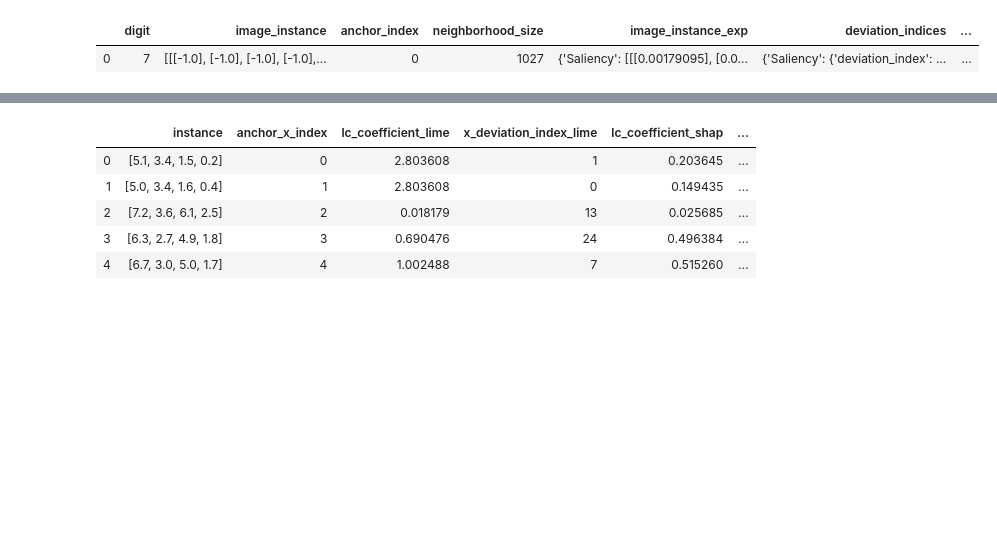
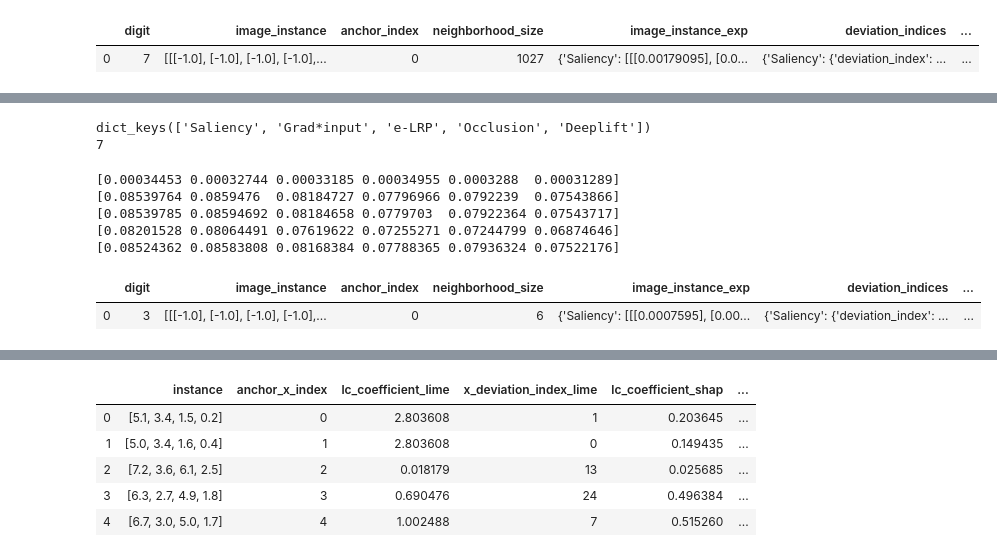
Before and after one commit to aamurtaza/explainML, a Jupyter notebook: lipschitz_estimates/deep_models/deep_models_mnist_lipschitz_estimates.ipynb, the cells around one changed output, grey strips where cells are left out. Cells and saved outputs as stored; diff of their text form; code cells hidden in the pictures; blank space fills up the shorter version.

```diff
--- a/lipschitz_estimates/deep_models/deep_models_mnist_lipschitz_estimates.ipynb
+++ b/lipschitz_estimates/deep_models/deep_models_mnist_lipschitz_estimates.ipynb
@@ -831,0 +435,5 @@ Deviation Point SHAP explanation
+# %%
+digit = 3
+anchor_index = 0
+x_test_neighborhood, y_test_neighborhood = neighbourhood_images(x_test, y_test, digit)
+print(y_test_neighborhood[0])
@@ -831,0 +501,12 @@ Deviation Point SHAP explanation
+# %%
+x_noise_neighborhood_exp = list()
+for row in range(0, len(x_noise_neighborhood)):
+    exp = dict()
+    for key, attr in explanations_noise.items():
+        exp[key] = attr[row]
+    x_noise_neighborhood_exp.append(exp)
+print(x_noise_neighborhood_exp[0].keys())
+print(len(x_noise_neighborhood_exp))
+# %% [output]
+dict_keys(['Saliency', 'Grad*input', 'e-LRP', 'Occlusion', 'Deeplift'])
+7
@@ -831,0 +520,14 @@ Deviation Point SHAP explanation
+# %%
+cnn_lipschitz_3_noise = lipschitz_estimates_to_dataframe(explanations_noise, x_noise_neighborhood) # Digit 3
+# cnn_lipschitz_7_noise = lipschitz_estimates_to_dataframe(explanations_noise, x_noise_neighborhood) # Digit 7
+# %% [output]
+[0.00034453 0.00032744 0.00033185 0.00034955 0.0003288  0.00031289]
+[0.08539764 0.0859476  0.08184727 0.07796966 0.0792239  0.07543866]
+[0.08539785 0.08594692 0.08184658 0.0779703  0.07922364 0.07543717]
+[0.08201528 0.08064491 0.07619622 0.07255271 0.07244799 0.06874646]
+[0.08524362 0.08583808 0.08168384 0.07788365 0.07936324 0.07522176]
+# %%
+display(cnn_lipschitz_3_noise.head())
+# %% [output]
+|  | digit | image_instance | anchor_index | neighborhood_size | image_instance_exp | deviation_indices | ... |
+| 0 | 3 | [[[-1.0], [-1.0], [-1.0], [-1.0],... | 0 | 6 | {'Saliency': [[[0.0007595], [0.00... | {'Saliency': {'deviation_index': ... | ... |
```
Also changed, not shown: parts of 77 cells of this notebook.
